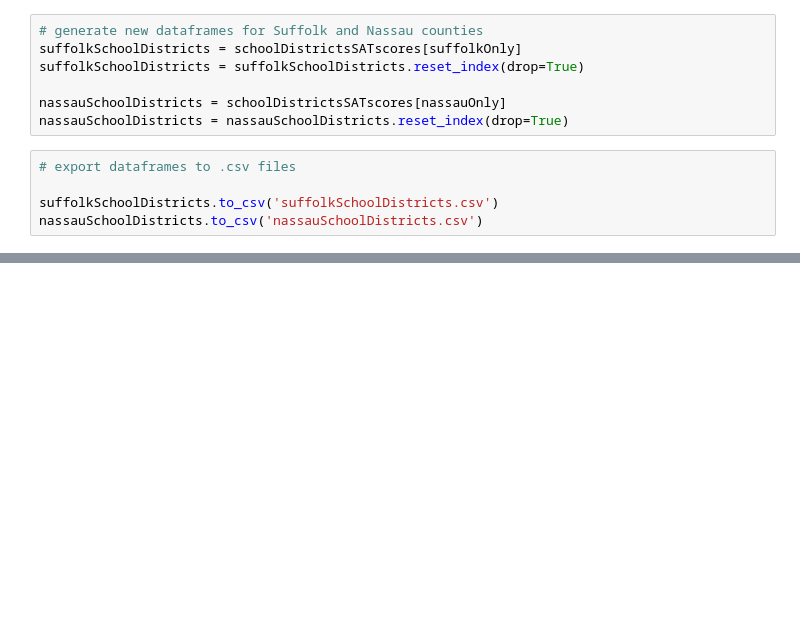
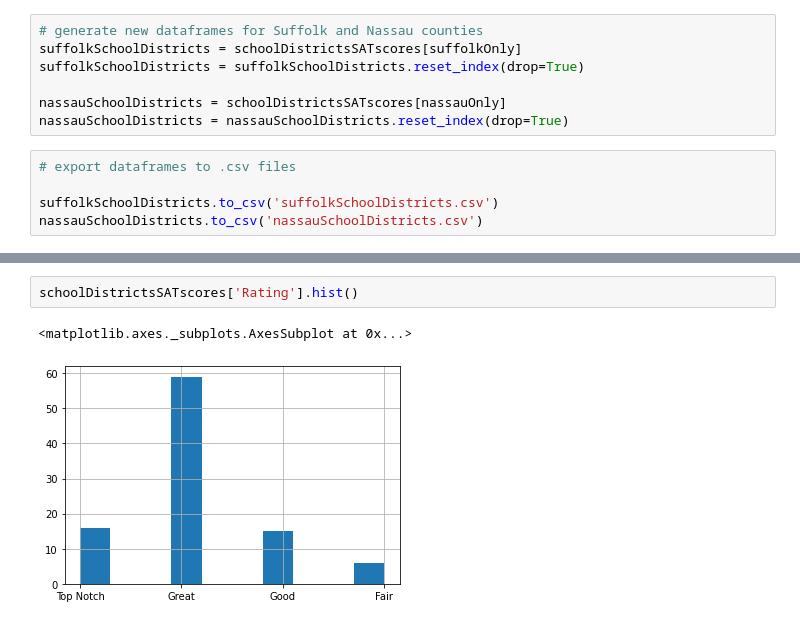
Before and after one commit to andreynorin/DataWarehousingProject, a Jupyter notebook: GenerateSchoolDistrictRatingData.ipynb, the cells around one changed output, grey strips where cells are left out. Cells and saved outputs as stored; diff of their text form; blank space fills up the shorter version.

```diff
--- a/GenerateSchoolDistrictRatingData.ipynb
+++ b/GenerateSchoolDistrictRatingData.ipynb
@@ -60,0 +97,5 @@ nassauSchoolDistricts.to_csv('nassauSchoolDistricts.csv')
+# %%
+schoolDistrictsSATscores['Rating'].hist()
+# %% [output]
+<matplotlib.axes._subplots.AxesSubplot at 0x...>
+[figure, added]
```
Also changed, not shown: parts of 4 cells of this notebook.
